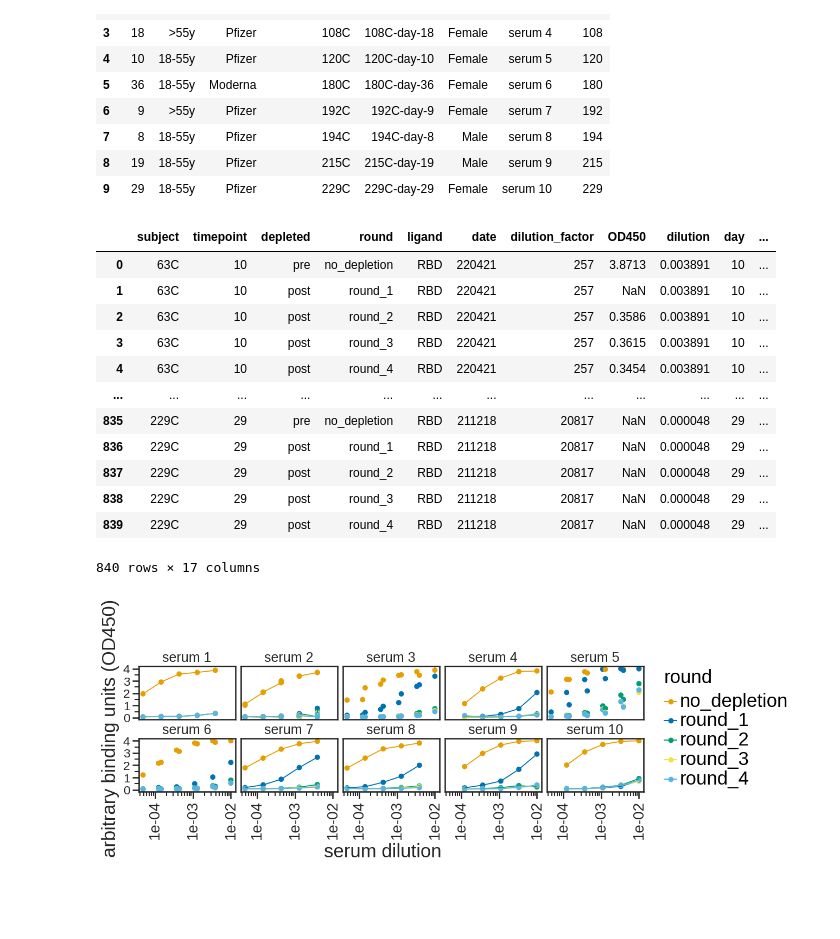
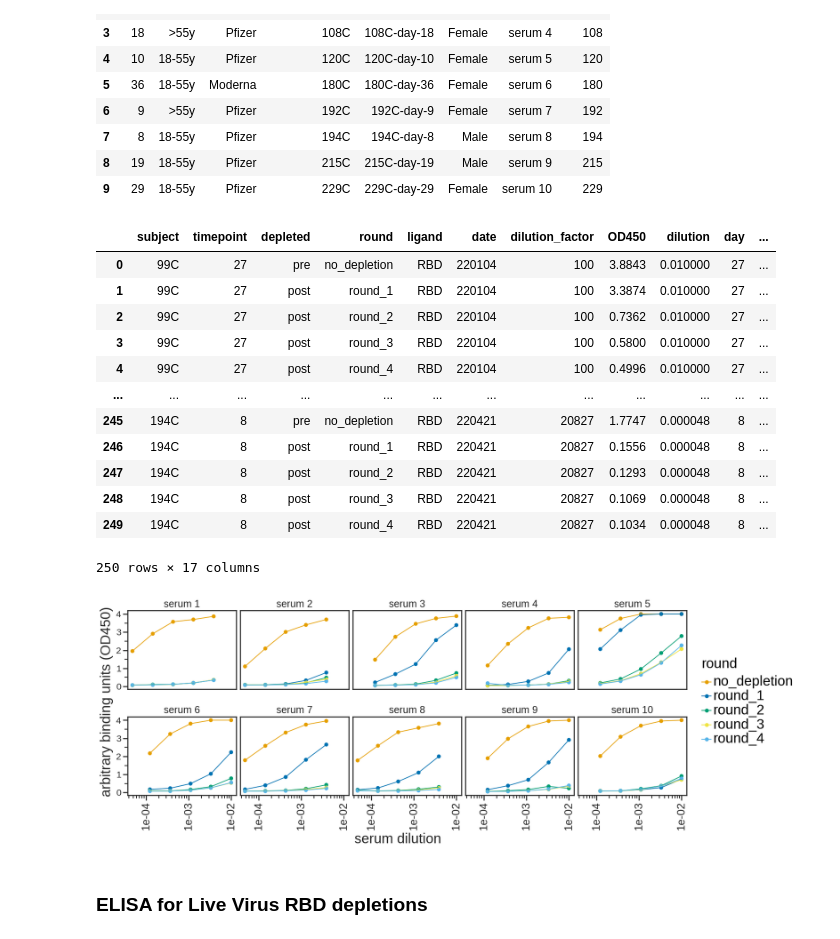
Before and after one commit to jbloomlab/Ace2_expression_neuts, a Jupyter notebook: rbd_depletions.ipynb, the cells around one changed output. Saved outputs shown, nothing was run; the diff lists cells and outputs as text; code cells hidden in the pictures; blank space fills up the shorter version.

Commit message:
updated ELISA code

```diff
--- a/rbd_depletions.ipynb
+++ b/rbd_depletions.ipynb
@@ -85,0 +102,4 @@ display(titration_df.head())  # display first few lines
+# %%
+elisa_pv_df_2 = pd.read_csv(config['elisa_pseudovirus_dil2'])
+
+elisa_pv_df_2
@@ -85,0 +124,17 @@ display(titration_df.head())  # display first few lines
+# %%
+elisa_pv_df_2 = (pd.melt(elisa_pv_df_2,
+                        id_vars=['subject', 'timepoint', 'serum', 'depleted', 'round', 'ligand', 'date'],
+                        var_name='dilution_factor',
+                        value_name='OD450'
+                       )
+                .assign(dilution_factor=lambda x: x['dilution_factor'].astype(int))
+               )
+
+elisa_pv_df_2 = (elisa_pv_df_2
+                .assign(depleted= pd.Categorical(elisa_pv_df_2['depleted'], categories=['pre', 'post'], ordered=True),
+                        dilution=lambda x: 1/x['dilution_factor'],
+               )
+                .sort_values('serum', key=lambda x: np.argsort(natsort.index_natsorted(x)))
+       )
+
+display(elisa_pv_df_2.head())  # display first few lines
@@ -85,0 +148,6 @@ display(titration_df.head())  # display first few lines
+# %%
+frames = [elisa_pv_df_1,elisa_pv_df_2]
+
+elisa_pv_df = pd.concat(frames)
+
+elisa_pv_df
@@ -104,64 +186,66 @@ sample_information
 | 8 | 19 | 18-55y | Pfizer | 215C | 215C-day-19 | Male | serum 9 | 215 |
 | 9 | 29 | 18-55y | Pfizer | 229C | 229C-day-29 | Female | serum 10 | 229 |
 # %%
-titration_df = pd.merge(titration_df, sample_information,
+elisa_pv_df = pd.merge(elisa_pv_df, sample_information,
                     left_on='serum', right_on='serum_org')
-titration_df.drop('serum_x', axis=1, inplace=True)
-titration_df = titration_df.rename(columns={"serum_y": "serum"}, errors="raise")
-titration_df
+elisa_pv_df.drop('serum_x', axis=1, inplace=True)
+elisa_pv_df = elisa_pv_df.rename(columns={"serum_y": "serum"}, errors="raise")
+elisa_pv_df
 # %% [output]
 |  | subject | timepoint | depleted | round | ligand | date | dilution_factor | OD450 | dilution | day | ... |
-| 0 | 63C | 10 | pre | no_depletion | RBD | 220421 | 257 | 3.8713 | 0.003891 | 10 | ... |
-| 1 | 63C | 10 | post | round_1 | RBD | 220421 | 257 | NaN | 0.003891 | 10 | ... |
-| 2 | 63C | 10 | post | round_2 | RBD | 220421 | 257 | 0.3586 | 0.003891 | 10 | ... |
-| 3 | 63C | 10 | post | round_3 | RBD | 220421 | 257 | 0.3615 | 0.003891 | 10 | ... |
-| 4 | 63C | 10 | post | round_4 | RBD | 220421 | 257 | 0.3454 | 0.003891 | 10 | ... |
+| 0 | 99C | 27 | pre | no_depletion | RBD | 220104 | 100 | 3.8843 | 0.010000 | 27 | ... |
+| 1 | 99C | 27 | post | round_1 | RBD | 220104 | 100 | 3.3874 | 0.010000 | 27 | ... |
+| 2 | 99C | 27 | post | round_2 | RBD | 220104 | 100 | 0.7362 | 0.010000 | 27 | ... |
+| 3 | 99C | 27 | post | round_3 | RBD | 220104 | 100 | 0.5800 | 0.010000 | 27 | ... |
+| 4 | 99C | 27 | post | round_4 | RBD | 220104 | 100 | 0.4996 | 0.010000 | 27 | ... |
 | ... | ... | ... | ... | ... | ... | ... | ... | ... | ... | ... | ... |
-| 835 | 229C | 29 | pre | no_depletion | RBD | 211218 | 20817 | NaN | 0.000048 | 29 | ... |
-| 836 | 229C | 29 | post | round_1 | RBD | 211218 | 20817 | NaN | 0.000048 | 29 | ... |
-| 837 | 229C | 29 | post | round_2 | RBD | 211218 | 20817 | NaN | 0.000048 | 29 | ... |
-| 838 | 229C | 29 | post | round_3 | RBD | 211218 | 20817 | NaN | 0.000048 | 29 | ... |
-| 839 | 229C | 29 | post | round_4 | RBD | 211218 | 20817 | NaN | 0.000048 | 29 | ... |
+| 245 | 194C | 8 | pre | no_depletion | RBD | 220421 | 20827 | 1.7747 | 0.000048 | 8 | ... |
+| 246 | 194C | 8 | post | round_1 | RBD | 220421 | 20827 | 0.1556 | 0.000048 | 8 | ... |
+| 247 | 194C | 8 | post | round_2 | RBD | 220421 | 20827 | 0.1293 | 0.000048 | 8 | ... |
+| 248 | 194C | 8 | post | round_3 | RBD | 220421 | 20827 | 0.1069 | 0.000048 | 8 | ... |
+| 249 | 194C | 8 | post | round_4 | RBD | 220421 | 20827 | 0.1034 | 0.000048 | 8 | ... |
-840 rows × 17 columns
+250 rows × 17 columns
 # %%
-nconditions = df['serum'].nunique()
+nconditions = elisa_pv_df['serum'].nunique()
 ncol = np.minimum(6, nconditions)
 nrow = math.ceil(nconditions / ncol)
 
 colours = ('#E69F00','#0072B2','#009E73','#F0E442','#56B4E9',)
 
 p = (
-    ggplot((titration_df
+    ggplot((elisa_pv_df
             .assign(serum=lambda x: pd.Categorical(x['serum'],
                                                    natsort.natsorted(x['serum'].unique()),
                                                    ordered=True))
            ),
            aes('dilution',
                'OD450',
                color='round'
               )) +
     geom_point(size=3) +
     geom_path(aes(color='round'), size=0.75) +
     scale_x_log10(name='serum dilution', labels=scientific_format(digits=0)) +
     facet_wrap('~ serum', ncol=5) +
     theme(figure_size=(3 * ncol, 3 * nrow),
           axis_text_x=element_text(size=20,angle=90),
           subplots_adjust={'hspace':0.35},
           strip_background_x=element_blank(),
           legend_text=element_text(size=25),
           legend_title=element_text(size=25),
           axis_title_x=element_text(size=25),
           axis_title_y=element_text(size=25)
          ) +
     scale_color_manual(values=colours) +
     scale_shape_manual(values=['o', 'x']) +
     ylab('arbitrary binding units (OD450)')
     )
 
 
 
 _ = p.draw()
 
 plt.savefig('RBD_Depletions.pdf', bbox_inches="tight")
 # %% [output]
-[figure, old version]
+[figure, new version]
+# %% [markdown]
+### ELISA for Live Virus RBD depletions
```
Also changed, not shown: parts of 10 cells of this notebook, 9 other files.
